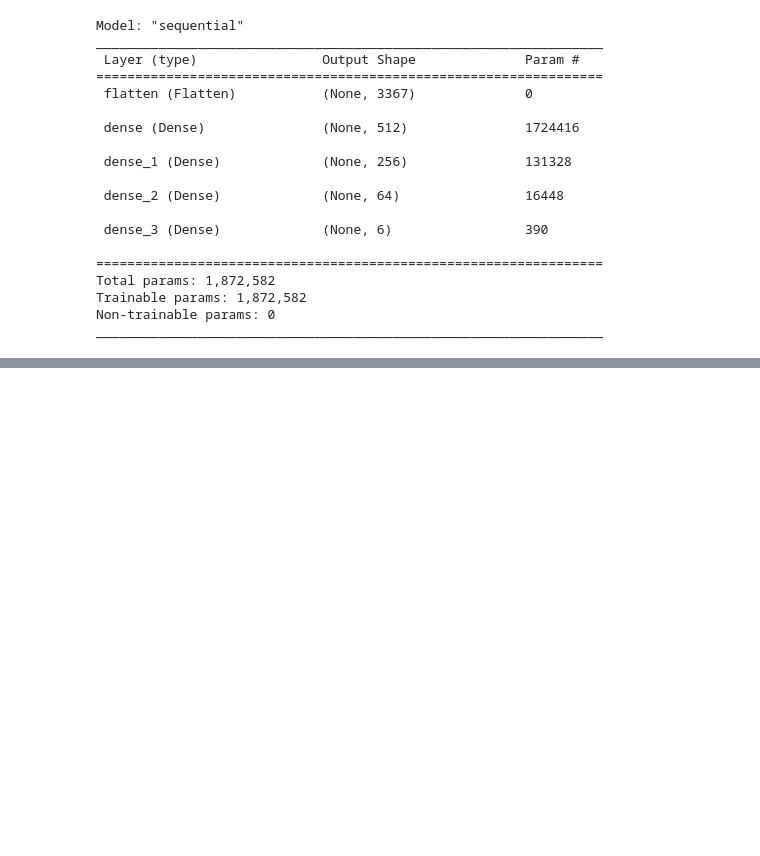
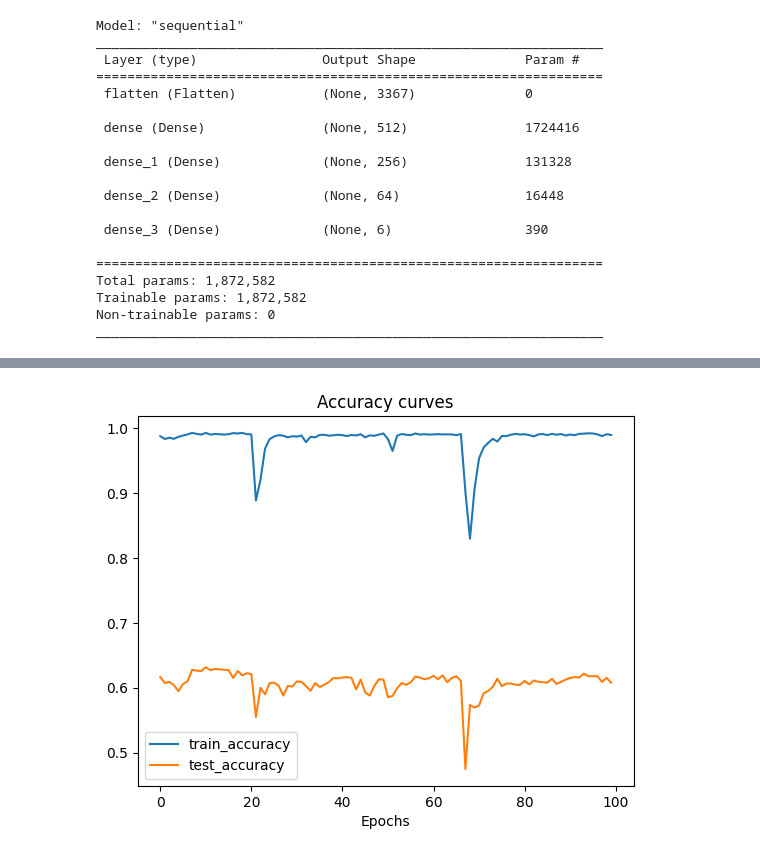
Before and after one commit to SoumiK-777/Indian_Music_Genre_Classification, a Jupyter notebook: training.ipynb, the cells around one changed output, grey strips where cells are left out. Saved outputs shown, nothing was run; the diff lists cells and outputs as text; code cells hidden in the pictures; blank space fills up the shorter version.

Commit message:
updated models

```diff
--- a/training.ipynb
+++ b/training.ipynb
@@ -127,0 +133,17 @@ history_plot
+# %%
+#Reducing neurons, applying dropout and L2 regularization to reduce overfitting
+
+model2=tf.keras.Sequential([
+    tf.keras.layers.Flatten(input_shape=(inputs.shape[1],inputs.shape[2])),
+    tf.keras.layers.Dense(256,activation='relu',kernel_regularizer=tf.keras.regularizers.l2(0.003)),
+    tf.keras.layers.Dropout(0.3),
+    tf.keras.layers.Dense(128,activation='relu',kernel_regularizer=tf.keras.regularizers.l2(0.003)),
+    tf.keras.layers.Dropout(0.3),
+    tf.keras.layers.Dense(64,activation='relu',kernel_regularizer=tf.keras.regularizers.l2(0.003)),
+    tf.keras.layers.Dropout(0.3),
+    tf.keras.layers.Dense(6,activation='softmax')
+])
+
+model.compile(optimizer=tf.keras.optimizers.Adam(),loss='sparse_categorical_crossentropy',metrics=['accuracy'])
+
+history2=model.fit(input_train,target_train,validation_data=(input_test,target_test),epochs=100,batch_size=32)
@@ -127,0 +168,4 @@ history_plot
+# %%
+plot_accuracy_curves(history2)
+# %% [output]
+[figure, added]
```
Also changed, not shown: parts of 10 cells of this notebook, 1 other file.
